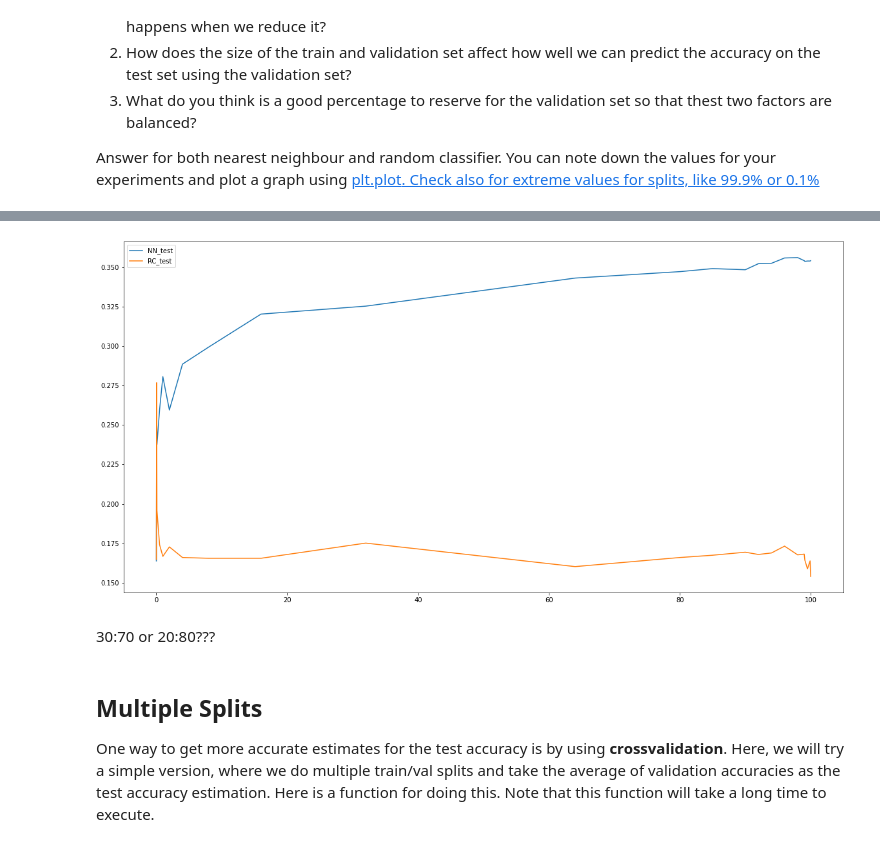
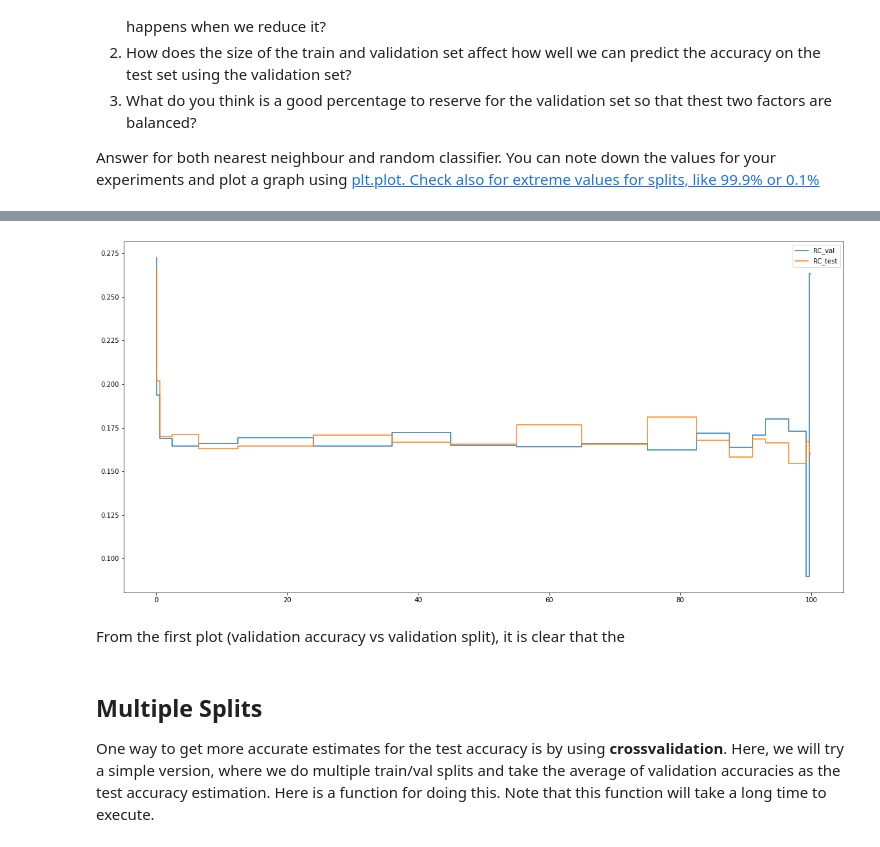
Before and after one commit to 5ury4pr454th/fmml-labs, a Jupyter notebook: Lab2_MLPractice.ipynb, the cells around one changed output, grey strips where cells are left out. Drawn from its saved outputs; the diff is of its cells as text; code cells hidden in the pictures.

```diff
--- a/Lab2_MLPractice.ipynb
+++ b/Lab2_MLPractice.ipynb
@@ -156,7 +159,7 @@ val_acc_hist_NN = []
 val_acc_hist_rand = []
 test_acc_hist_NN = []
 test_acc_hist_rand = []
-validation_split_set = [0.01, 0.05, 0.1, 0.5, 1, 2, 4, 8, 16, 32, 64, 80, 85, 90, 92, 94, 96, 98, 99, 99.1, 99.5, 99.9, 99.99]
+validation_split_set = [0.05, 0.1, 1, 4, 9, 16, 32, 40, 50, 60, 70, 80, 85, 90, 92, 94, 99, 99.5, 99.9]
 
 for i in validation_split_set:
 
@@ -214,14 +249,14 @@ We find that the validation accuracy increases upto 90% and then decreases. This
 # %%
-# Code for Question 2
+# Plot for question 2
 plt.figure(figsize = (20, 10))
-plt.plot(validation_split_set, test_acc_hist_NN, label = 'NN_test')
-plt.plot(validation_split_set, test_acc_hist_rand, label = 'RC_test')
+plt.step(validation_split_set, val_acc_hist_rand, where='mid', label = 'RC_val')
+plt.step(validation_split_set, test_acc_hist_rand, where='mid', label = 'RC_test')
 plt.legend()
 plt.show()
 # %% [output]
-[figure, old version]
+[figure, new version]
-# %% [markdown]
-30:70 or 20:80???
+# %% [markdown]
+From the first plot (validation accuracy vs validation split), it is clear that the
 # %% [markdown]
 ## Multiple Splits
 
```
Also changed, not shown: parts of 14 cells of this notebook.
